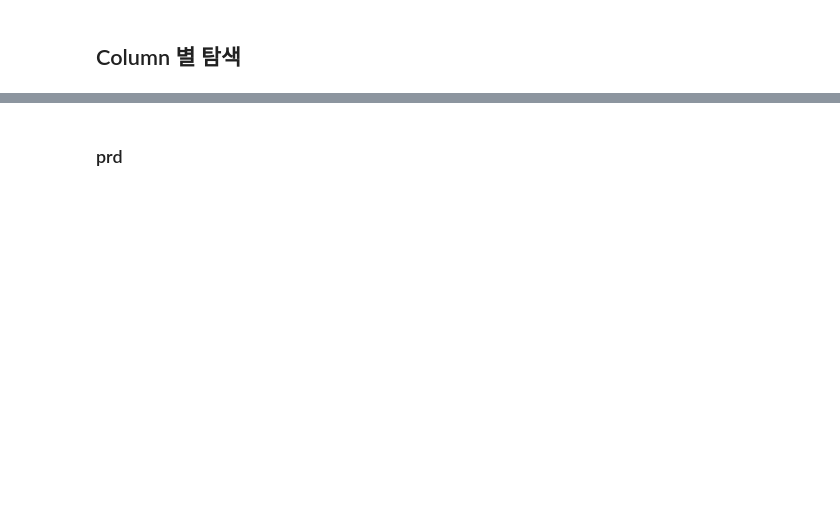
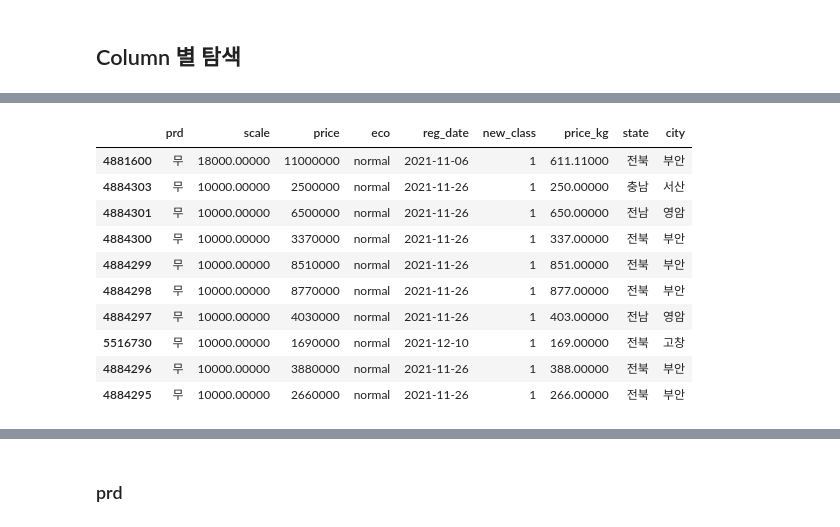
Before and after one commit to LUCI031/grocery_auction, a Jupyter notebook: eda.ipynb, the cells around one changed output, grey strips where cells are left out. Saved outputs shown, nothing was run; the diff lists cells and outputs as text; code cells hidden in the pictures; blank space fills up the shorter version.

```diff
--- a/eda.ipynb
+++ b/eda.ipynb
@@ -51,3 +61,7 @@ df_lst = [df2101,df2102,df2103,df2104,df2105,df2106,df2107,df2108,df2109,df2110,
+# %%
+# 보기 옵션
+pd.set_option('display.max_rows', 30)
+# pd.reset_option('display.max_rows')
 # %% [markdown]
 ## Pre-processing
 # %%
@@ -135,0 +246,15 @@ df.groupby(['reg_date']).count()['prd'].mean()
+# %%
+# scale TOP 10
+df.sort_values('scale', ascending=False).head(10)
+# %% [output]
+|  | prd | scale | price | eco | reg_date | new_class | price_kg | state | city |
+| 4881600 | 무 | 18000.00000 | 11000000 | normal | 2021-11-06 | 1 | 611.11000 | 전북 | 부안 |
+| 4884303 | 무 | 10000.00000 | 2500000 | normal | 2021-11-26 | 1 | 250.00000 | 충남 | 서산 |
+| 4884301 | 무 | 10000.00000 | 6500000 | normal | 2021-11-26 | 1 | 650.00000 | 전남 | 영암 |
+| 4884300 | 무 | 10000.00000 | 3370000 | normal | 2021-11-26 | 1 | 337.00000 | 전북 | 부안 |
+| 4884299 | 무 | 10000.00000 | 8510000 | normal | 2021-11-26 | 1 | 851.00000 | 전북 | 부안 |
+| 4884298 | 무 | 10000.00000 | 8770000 | normal | 2021-11-26 | 1 | 877.00000 | 전북 | 부안 |
+| 4884297 | 무 | 10000.00000 | 4030000 | normal | 2021-11-26 | 1 | 403.00000 | 전남 | 영암 |
+| 5516730 | 무 | 10000.00000 | 1690000 | normal | 2021-12-10 | 1 | 169.00000 | 전북 | 고창 |
+| 4884296 | 무 | 10000.00000 | 3880000 | normal | 2021-11-26 | 1 | 388.00000 | 전북 | 부안 |
+| 4884295 | 무 | 10000.00000 | 2660000 | normal | 2021-11-26 | 1 | 266.00000 | 전북 | 부안 |
```
Also changed, not shown: parts of 25 cells of this notebook.
